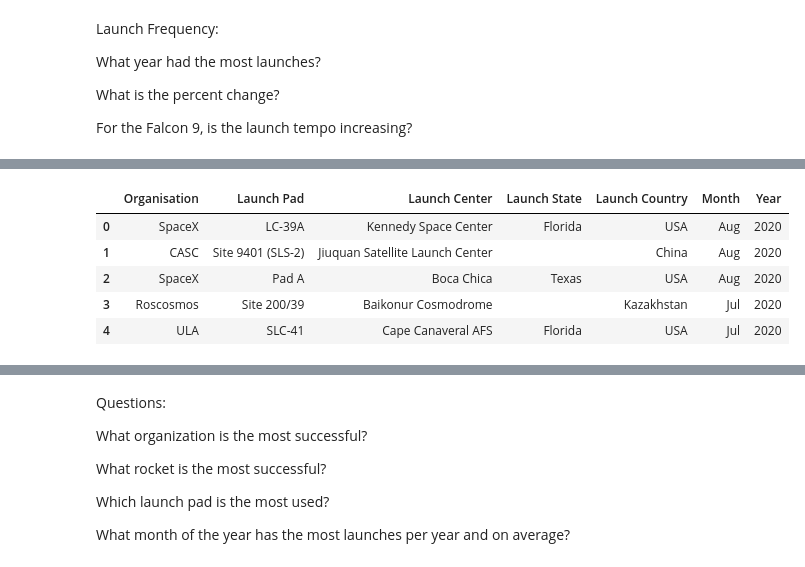
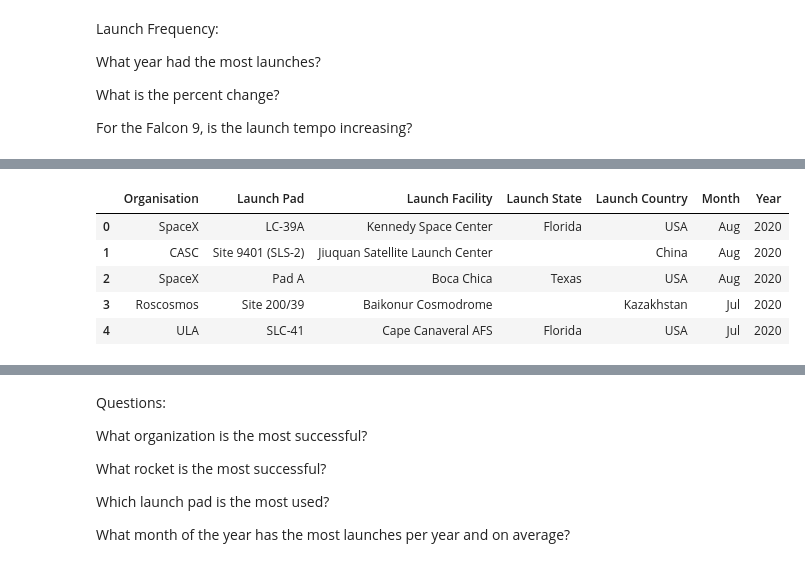
Before and after one commit to BenH30/Data_Science_Portfolio_Projects, a Jupyter notebook: main.ipynb, the cells around one changed output, grey strips where cells are left out. Drawn from its saved outputs; the diff is of its cells as text; code cells hidden in the pictures.

```diff
--- a/main.ipynb
+++ b/main.ipynb
@@ -48,6 +48,5 @@ def extract_date_components(date_str):
 
 # Applying the function to the 'Date' column
 df[['Year', 'MonthNum', 'MonthName', 'DateTime']] = df['Date'].apply(extract_date_components)
-df.drop(columns=['Month', 'MonthNum'], inplace=True)
 df.head(110)
 # %% [output]
@@ -68,39 +67,39 @@ df.head(110)
 # Split 'Location' column by comma
 split_cols = df['Location'].str.split(',', expand=True)
 
-# Assign split columns to new DataFrame
+# Assign split columns to new DataFrame for analysis
 af = pd.DataFrame()
 af['Organisation'] = df['Organisation'].astype('category')
 af['Launch Pad'] = split_cols[0].str.strip().astype('category')
-af['Launch Center'] = split_cols[1].str.strip().astype('category') if split_cols.shape[1] > 1 else None
+af['Launch Facility'] = split_cols[1].str.strip().astype('category') if split_cols.shape[1] > 1 else None
 
 # Determine Launch State and Launch Country
 def determine_state_and_country(row):
     parts = row[['Launch State', 'Launch Country']].values
     # print(parts)
     # If the last part is not 'None' and there is no state, it should be the country
     if len(parts) > 1 and pd.isna(parts[1]):
         # print(parts[0])
         return pd.Series(['', parts[0]])
     elif len(parts) > 1:
         # print('State and Country')
         return pd.Series([parts[0], parts[1]])
     else:
         # print('No state/country combination')
         return pd.Series([pd.NA, pd.NA])
 
 af['Launch State'] = split_cols[2].str.strip().astype('category') if split_cols.shape[1] > 2 else pd.NA
 af['Launch Country'] = split_cols[3].str.strip().astype('category') if split_cols.shape[1] > 3 else pd.NA
 
 # Correcting the values using the defined function
 af[['Launch State', 'Launch Country']] = af.apply(determine_state_and_country, axis=1).astype('category')
 
 af['Month'] = df['MonthName'].astype('category')
 af['Year'] = df['Year'].astype('category')
 af.to_csv('mission_analysis.csv', index=False)
 af.head()
 # %% [output]
-|  | Organisation | Launch Pad | Launch Center | Launch State | Launch Country | Month | Year |
+|  | Organisation | Launch Pad | Launch Facility | Launch State | Launch Country | Month | Year |
 | 0 | SpaceX | LC-39A | Kennedy Space Center | Florida | USA | Aug | 2020 |
 | 1 | CASC | Site 9401 (SLS-2) | Jiuquan Satellite Launch Center |  | China | Aug | 2020 |
 | 2 | SpaceX | Pad A | Boca Chica | Texas | USA | Aug | 2020 |
```
Also changed, not shown: parts of 7 cells of this notebook, 3 other files.
